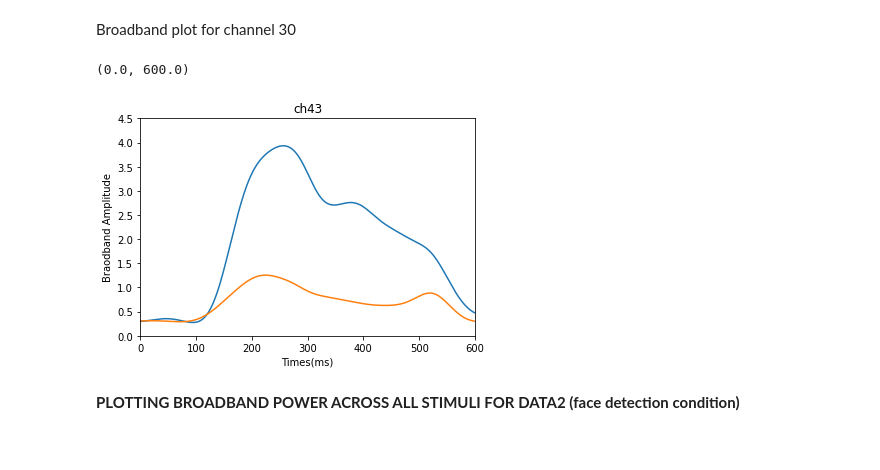
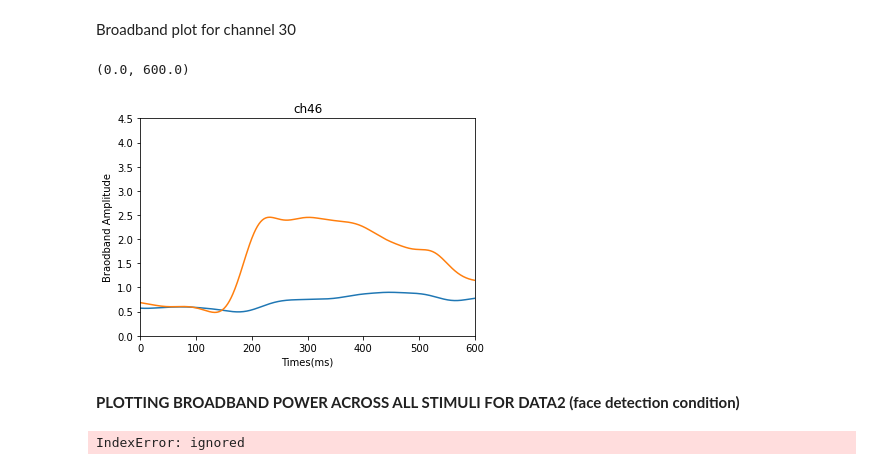
Before and after one commit to Rampriya92/CURIOSITY-PROJECT, a Jupyter notebook: ecog_project.ipynb, the cells around one changed output. Saved outputs shown, nothing was run; the diff lists cells and outputs as text; code cells hidden in the pictures.

```diff
--- a/ecog_project.ipynb
+++ b/ecog_project.ipynb
@@ -72,19 +73,19 @@ for j in range(50):
 # %% [markdown]
 Broadband plot for channel 30
 # %%
-#PLOTTING for channel 40
+#PLOTTING for channel 46
 plt.figure()
-plt.plot(trange, V_house_1[:,43])
-plt.plot(trange, V_face_1[:,43])
-plt.title('ch%d'%43)
+plt.plot(trange, V_house_1[:,46])
+plt.plot(trange, V_face_1[:,46])
+plt.title('ch%d'%46)
 plt.xlabel('Times(ms)')
 plt.ylabel('Braodband Amplitude')
 plt.xticks([0,100,200,300,400,500,600])
 plt.ylim([0, 4.5])
 plt.xlim([0,600])
 # %% [output]
 (0.0, 600.0)
-[figure, old version]
+[figure, new version]
 # %% [markdown]
 **PLOTTING BROADBAND POWER ACROSS ALL STIMULI FOR DATA2 (face detection condition)**
 # %%
@@ -103,30 +104,26 @@ V = V/V.mean(0)
 #AVERAGE BROADBAND POWER ACROSS  STIMULI WITH ZERO NOISE
 nt, nchan = V.shape
 nstim_2 = len(dat2['t_on'])
-houses=(dat2['stim_cat']==1)
-faces=(dat2['stim_cat']==2)
-#stim_noise=(dat2['stim_noise']==0)
+houses=dat2['stim_cat']==1
+faces=dat2['stim_cat']==2
 stim_noise=dat2['stim_noise']
 
 
 #Epoch around t_on
-trange = np.arange(-200, 400)
+trange = np.arange(0,600)
 ts = dat2['t_on'][:,np.newaxis] + trange
 V_epochs_2 = np.reshape(V[ts, :], (nstim_2, 600, nchan))
-
-
-
-for [i] in stim_noise:
-  if [i]==0: #ERROR :The truth value of an array with more than one element is ambiguous. Use a.any() or a.all()
-      v_house_2 = (V_epochs_2[houses]).mean(0)
-      v_face_2  = (V_epochs_2[faces]).mean(0)
+v_house_2 = V_epochs_2[dat2['stim_cat']==1].mean(0)
+v_face_2 = V_epochs_2[dat2['stim_cat']==2].mean(0)
 
 #PLOTTING
-      plt.figure(figsize=(40,20))
-      for j in range(50):
-        ax = plt.subplot(5,10,j+1)
-        plt.plot(trange, v_house_2[:,j])
-        plt.plot(trange, v_face_2[:,j])
-        plt.title('ch%d'%j)
-        plt.xticks([-200, 0, 200])
-        plt.ylim([0, 4])
+figure(figsize=(40,20))
+for j in range(50):
+    ax = plt.subplot(5,10,j+1)
+    plt.plot(trange, v_house_2[:,j])
+    plt.plot(trange, v_face_2[:,j])
+    plt.title('ch%d'%j)
+    plt.xticks([-200, 0, 200])
+    plt.ylim([0, 4])
+# %% [output]
+IndexError: ignored
```
Also changed, not shown: parts of 2 cells of this notebook.
